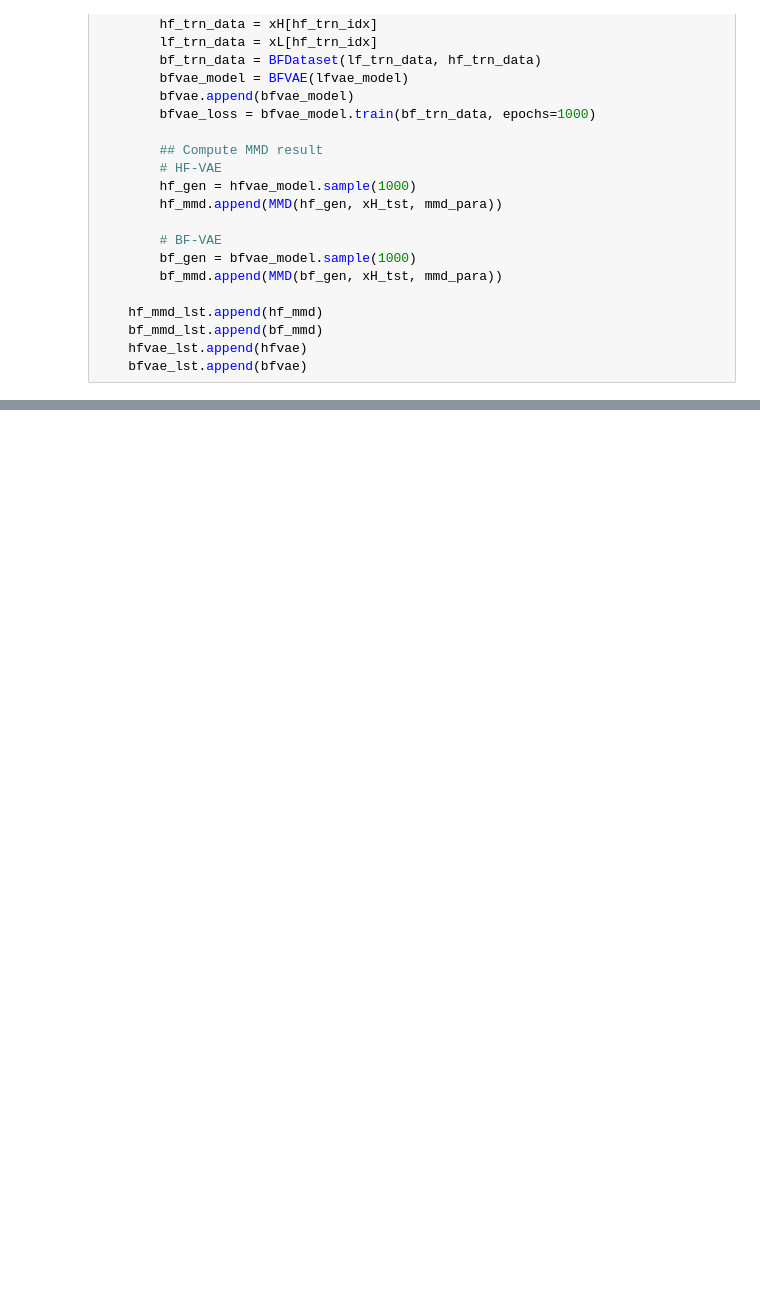
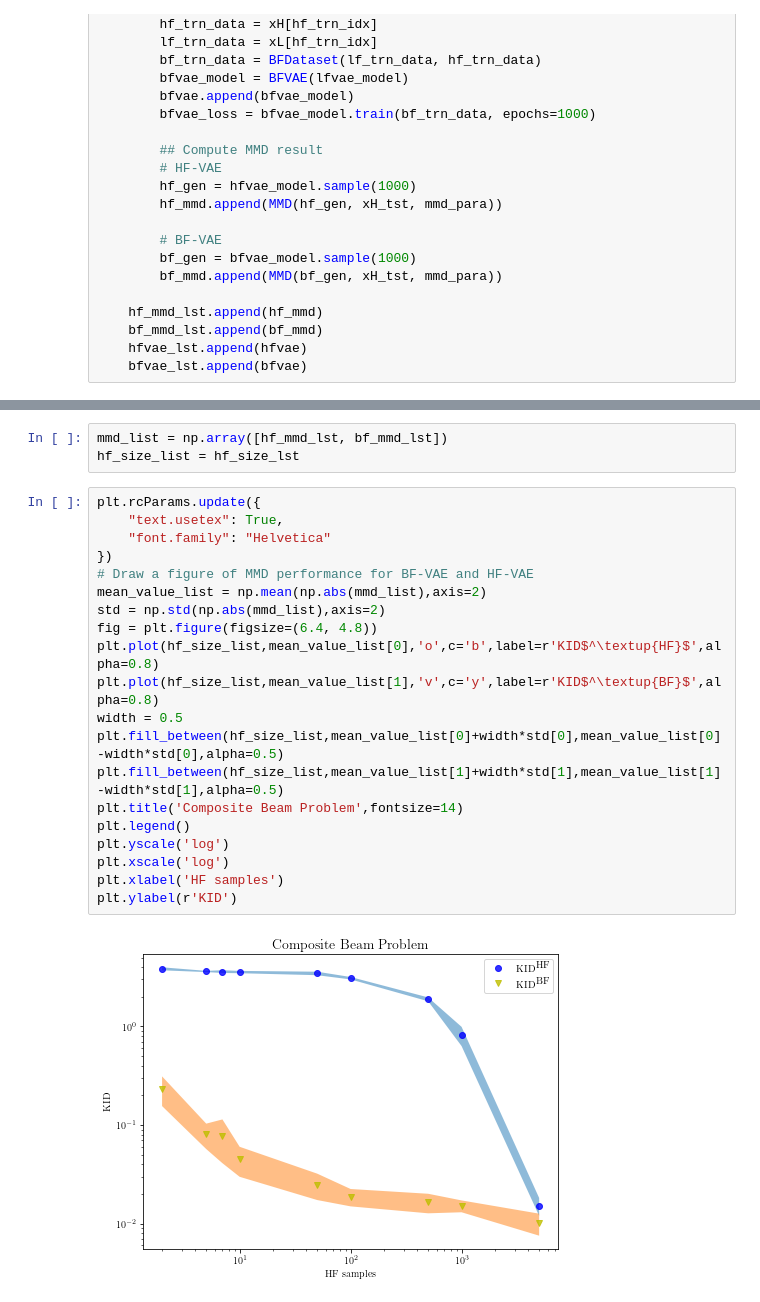
Before and after one commit to CU-UQ/Bi-fidelity-VAE, a Jupyter notebook: BF-VAE-beam.ipynb, the cells around one changed output, grey strips where cells are left out. Saved outputs shown, nothing was run; the diff lists cells and outputs as text; blank space fills up the shorter version.

```diff
--- a/BF-VAE-beam.ipynb
+++ b/BF-VAE-beam.ipynb
@@ -111,0 +161,25 @@ for j in range(len(hf_N)):
+# %%
+mmd_list = np.array([hf_mmd_lst, bf_mmd_lst])
+hf_size_list = hf_size_lst
+# %%
+plt.rcParams.update({
+    "text.usetex": True,
+    "font.family": "Helvetica"
+})
+# Draw a figure of MMD performance for BF-VAE and HF-VAE
+mean_value_list = np.mean(np.abs(mmd_list),axis=2)
+std = np.std(np.abs(mmd_list),axis=2)
+fig = plt.figure(figsize=(6.4, 4.8))
+plt.plot(hf_size_list,mean_value_list[0],'o',c='b',label=r'KID$^\textup{HF}$',alpha=0.8)
+plt.plot(hf_size_list,mean_value_list[1],'v',c='y',label=r'KID$^\textup{BF}$',alpha=0.8)
+width = 0.5
+plt.fill_between(hf_size_list,mean_value_list[0]+width*std[0],mean_value_list[0]-width*std[0],alpha=0.5)
+plt.fill_between(hf_size_list,mean_value_list[1]+width*std[1],mean_value_list[1]-width*std[1],alpha=0.5)
+plt.title('Composite Beam Problem',fontsize=14)
+plt.legend()
+plt.yscale('log')
+plt.xscale('log')
+plt.xlabel('HF samples')
+plt.ylabel(r'KID')
+# %% [output]
+[figure, added]
```
Also changed, not shown: parts of 5 cells of this notebook, 2 other files.
